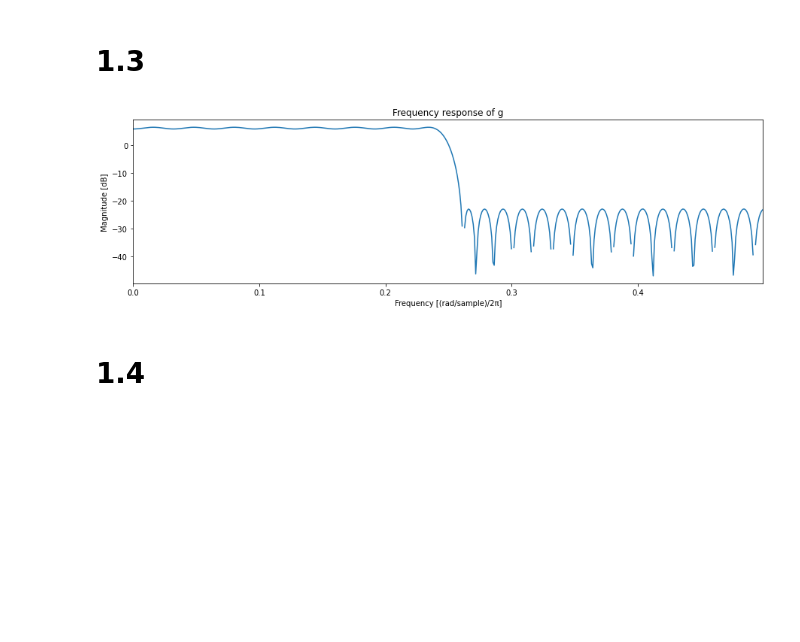
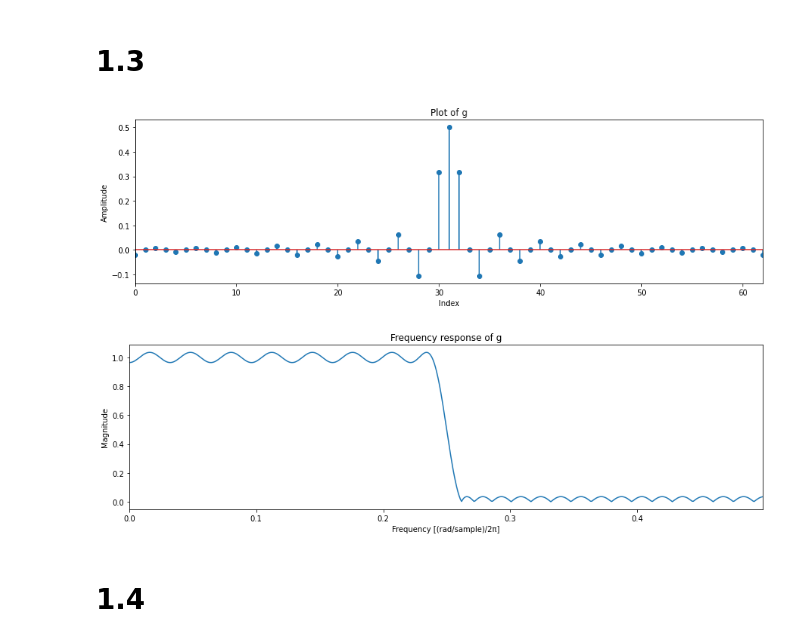
Before and after one commit to daniel-deutsch/TSIA201, a Jupyter notebook: TP2/main.ipynb, the cells around one changed output. Drawn from its saved outputs; the diff is of its cells as text; code cells hidden in the pictures; blank space fills up the shorter version.

```diff
--- a/TP2/main.ipynb
+++ b/TP2/main.ipynb
@@ -46,12 +46,18 @@ class Base:
     #--- PLOTS --------------------#
     #------------------------------#
 
-    def data_plot(self, discrete=False, xhighlights=None, yhighlights=None, figsize=(15, 4), save=False):
+    def data_plot(self, discrete=False, absolute=False, xhighlights=None, yhighlights=None, figsize=(15, 4), save=False):
         plt.figure(figsize=figsize)
         if discrete:
-            plt.stem(self.data)
+            if absolute:
+                plt.stem(np.abs(self.data))
+            else:
+                plt.stem(self.data)
         else:
-            plt.plot(self.data)
+            if absolute:
+                plt.plot(np.abs(self.data))
+            else:
+                plt.plot(self.data)
         plt.xlim(0, len(self.data)-1)
         plt.ylabel("Amplitude")
         plt.xlabel("Index")
@@ -61,7 +67,7 @@ class Base:
                 plt.axvline(x=xhighlight, color="red")
         if yhighlights:
             for yhighlight in yhighlights:
-                plt.hline(y=yhighlight, color="red")
+                plt.axhline(y=yhighlight, color="red")
         if save:
             plt.savefig(f"./outputs/figures/{self.name}_data.png", dpi=300, bbox_inches="tight")
         plt.show()
@@ -83,19 +89,20 @@ class Base:
                 plt.axvline(x=xhighlight, color="red")
         if yhighlights:
             for yhighlight in yhighlights:
-                plt.hline(y=yhighlight, color="red")
+                plt.axhline(y=yhighlight, color="red")
         if save:
             plt.savefig(f"./outputs/figures/{self.name}_spectrogram.png", dpi=300, bbox_inches="tight")
         plt.show()
 
 
     # Should use when you have the filter's coefficients
-    def freqz_plot(self, db=True, xhighlights=None, yhighlights=None, figsize=(15, 4), save=False):
+    def freqz_plot(self, absolute=True, db=True, xhighlights=None, yhighlights=None, figsize=(15, 4), save=False):
 
         freq, mag = sig.freqz(self.data)
 
         # Magnitude
-        mag = np.abs(mag)
+        if absolute:
+            mag = np.abs(mag)
         if db:
             mag = 20*np.log10(mag)
         mag[np.abs(mag-np.mean(mag)) > 2*np.std(mag)] = np.nan   # Remove outliers for the plot
@@ -118,20 +125,21 @@ class Base:
                 plt.axvline(x=xhighlight, color="red")
         if yhighlights:
             for yhighlight in yhighlights:
-                plt.hline(y=yhighlight, color="red")
+                plt.axhline(y=yhighlight, color="red")
         if save:
             plt.savefig(f"./outputs/figures/{self.name}_freqz.png", dpi=300, bbox_inches="tight")
         plt.show()
 
 
     # Should use when you have filter's impulse response
-    def fft_plot(self, db=True, xhighlights=None, yhighlights=None, figsize=(15, 4), save=False):
+    def fft_plot(self, absolute=True, db=True, xhighlights=None, yhighlights=None, figsize=(15, 4), save=False):
 
         # Magnitude
         len_fft = 4096                                           # Length of the transformed axis of the output
         mag = np.fft.fft(self.data, len_fft)                     # Obtains the magnitude of the signal
         mag = np.fft.fftshift(mag)                               # Shifts the zero-frequency component to the center of the spectrum
-        mag = np.abs(mag)
+        if absolute:
+            mag = np.abs(mag)
         if db:
             mag = 20*np.log10(mag)                       # Applies log to the result
         mag[np.abs(mag-np.mean(mag)) > 2*np.std(mag)] = np.nan   # Remove outliers for the plot
@@ -154,7 +162,7 @@ class Base:
                 plt.axvline(x=xhighlight, color="red")
         if yhighlights:
             for yhighlight in yhighlights:
-                plt.hline(y=yhighlight, color="red")
+                plt.axhline(y=yhighlight, color="red")
         if save:
             plt.savefig(f"./outputs/figures/{self.name}_fft.png", dpi=300, bbox_inches="tight")
         plt.show()
@@ -198,14 +206,17 @@ class Signal(Base):
     #--- PLOT ---------------------#
     #------------------------------#
 
-    def time_plot(self, xhighlights=None, yhighlights=None, figsize=(15, 4), save=False):
+    def time_plot(self, absolute=False, xhighlights=None, yhighlights=None, figsize=(15, 4), save=False):
 
         # Obtains the time axis
         t = np.linspace(0, len(self.data)/self.freq, len(self.data))
 
         # Plot
         plt.figure(figsize=figsize)
-        plt.plot(t, self.data)
+        if absolute:
+            plt.plot(t, np.abs(self.data))
+        else:
+            plt.plot(t, self.data)
         plt.xlim(t[0], t[-1])
         plt.ylabel("Amplitude")
         plt.xlabel("Time [s]")
@@ -215,7 +226,7 @@ class Signal(Base):
                 plt.axvline(x=xhighlight, color="red")
         if yhighlights:
             for yhighlight in yhighlights:
-                plt.hline(y=yhighlight, color="red")
+                plt.hlines(y=yhighlight, color="red")
         if save:
             plt.savefig(f"./outputs/figures/{self.name}_time.png", dpi=300, bbox_inches="tight")
         plt.show()
@@ -292,20 +303,21 @@ gtil.freqz_plot(db=False)
 # %%
 # Defines the Remez filter params
 N = 32               # numtaps (an even number)
 trans_width = 0.02   # Transition width
 cutoff = 0.48        # Cutoff frequency
 
 # Obtains the nearly all-pass type II Remez filter
 v = Filter("v", sig.remez(N, [0, cutoff, cutoff+trans_width, 0.5], [1, 0]))
 
 # Obtains the low-pass filter dirived from the filter v
-c = 1                                                              # Defines the constant c
+c = 0.5                                                            # Defines the constant c
 δ = Filter("δ", (N-1)*[0] + [1] + (N-1)*[0])                       # Obtains the dirac δ(n - (N-1))
 v_2 = Filter("v_2", np.insert(v.data, range(1, len(v.data)), 0))   # Obtains the V(z^2) in the time domain
 g = Filter("g", c*v_2.data + c*δ.data)                             # Obtains g(n)
-
-g.freqz_plot()
+g.data_plot(discrete=True)
+g.freqz_plot(db=False)
 # %% [output]
-[figure, old version]
+[figure, new version]
+[figure, added]
 # %% [markdown]
 # 1.4
```
Also changed, not shown: parts of 2 cells of this notebook.
